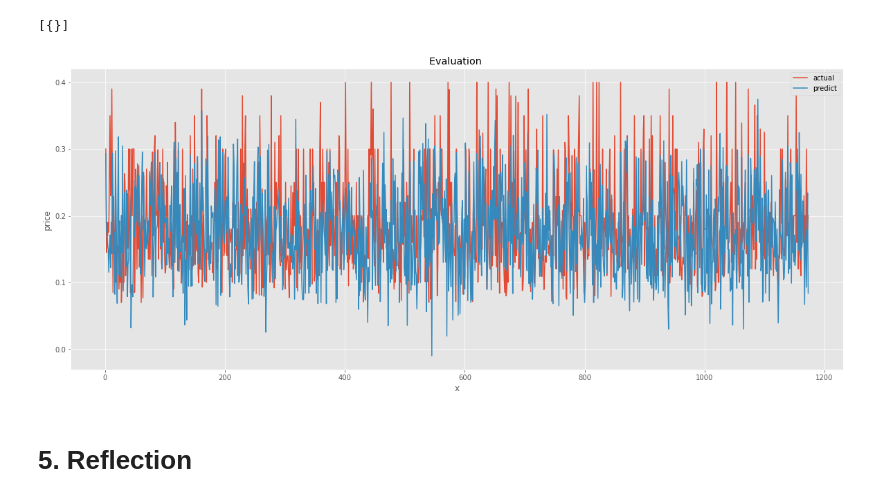
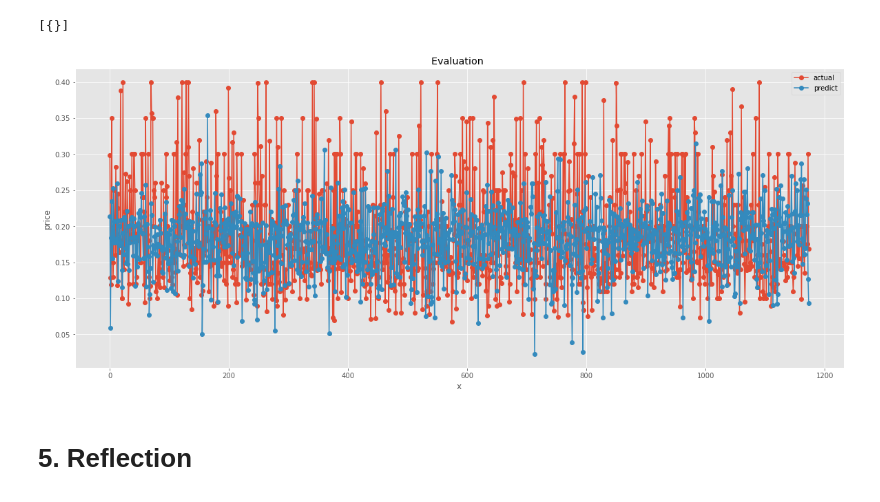
Before and after one commit to eddypop2000/DataScienceProject, a Jupyter notebook: DSProject.ipynb, the cells around one changed output. Saved outputs shown, nothing was run; the diff lists cells and outputs as text; code cells hidden in the pictures.

```diff
--- a/DSProject.ipynb
+++ b/DSProject.ipynb
@@ -1081,18 +1110,18 @@ for i in range(len(y2)):
 # %%
 plt.figure(figsize=(20,8))
-plt.plot(x_r, y2, label = "actual")
-plt.plot(x_r, y1, label = "predict")
+plt.plot( y2, label = "actual",marker = 'o')
+plt.plot( y1, label = "predict",marker = 'o')
 plt.xlabel('x')
 # Set the y axis label of the current axis.
 plt.ylabel('price')
 # Set a title of the current axes.
 plt.title('Evaluation ')
 # show a legend on the plot
 plt.legend()
 # Display a figure.
 plt.show()
 # %% [output]
-[figure, old version]
+[figure, new version]
 # %% [markdown]
 # 5. Reflection
 # %% [markdown]
```
Also changed, not shown: parts of 20 cells of this notebook, 1 other file.
